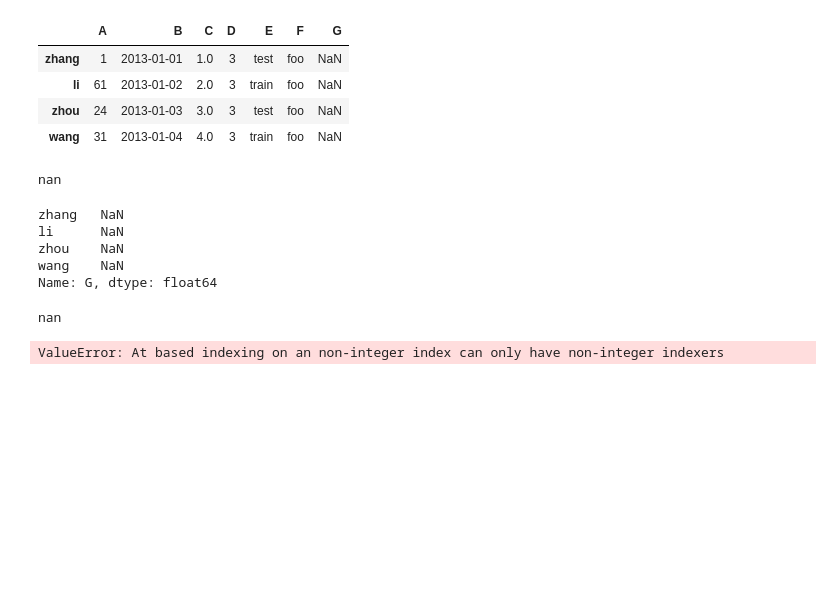
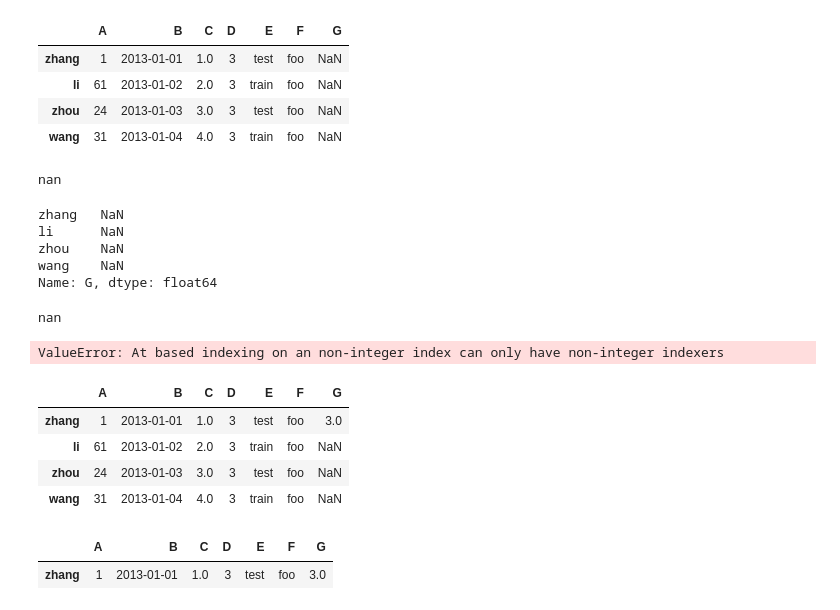
Before and after one commit to Rshcaroline/xy-inv, a Jupyter notebook: Learning/np_pd.ipynb, the cells around one changed output. Drawn from its saved outputs; the diff is of its cells as text; code cells hidden in the pictures; blank space fills up the shorter version.

```diff
--- a/Learning/np_pd.ipynb
+++ b/Learning/np_pd.ipynb
@@ -152,3 +152,17 @@ nan
 df1.at[0, 6]
 # %% [output]
 ValueError: At based indexing on an non-integer index can only have non-integer indexers
+# %%
+df1.iat[0, 6]=3
+df1
+# %% [output]
+|  | A | B | C | D | E | F | G |
+| zhang | 1 | 2013-01-01 | 1.0 | 3 | test | foo | 3.0 |
+| li | 61 | 2013-01-02 | 2.0 | 3 | train | foo | NaN |
+| zhou | 24 | 2013-01-03 | 3.0 | 3 | test | foo | NaN |
+| wang | 31 | 2013-01-04 | 4.0 | 3 | train | foo | NaN |
+# %%
+df1.dropna()         # 返回不包含缺失值的行
+# %% [output]
+|  | A | B | C | D | E | F | G |
+| zhang | 1 | 2013-01-01 | 1.0 | 3 | test | foo | 3.0 |
```
Also changed, not shown: parts of 8 cells of this notebook.
